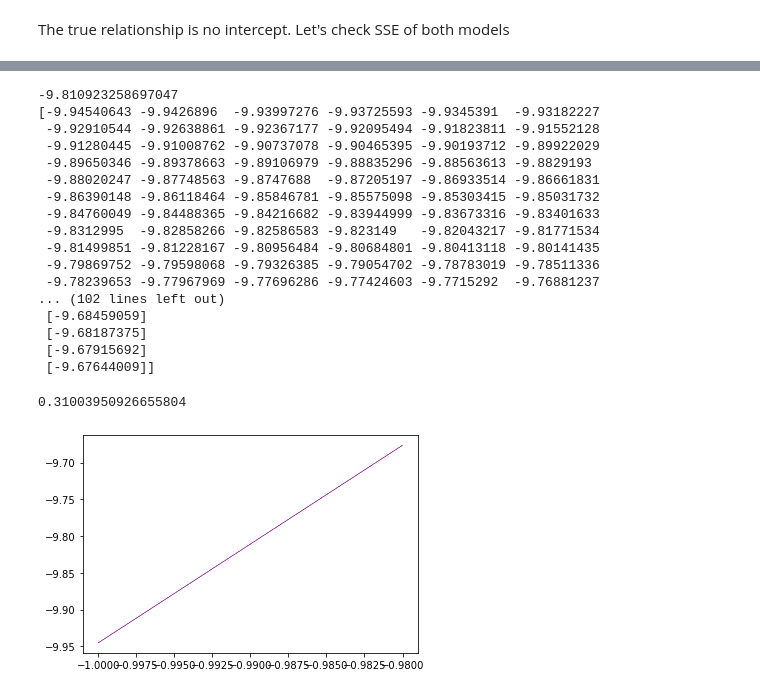
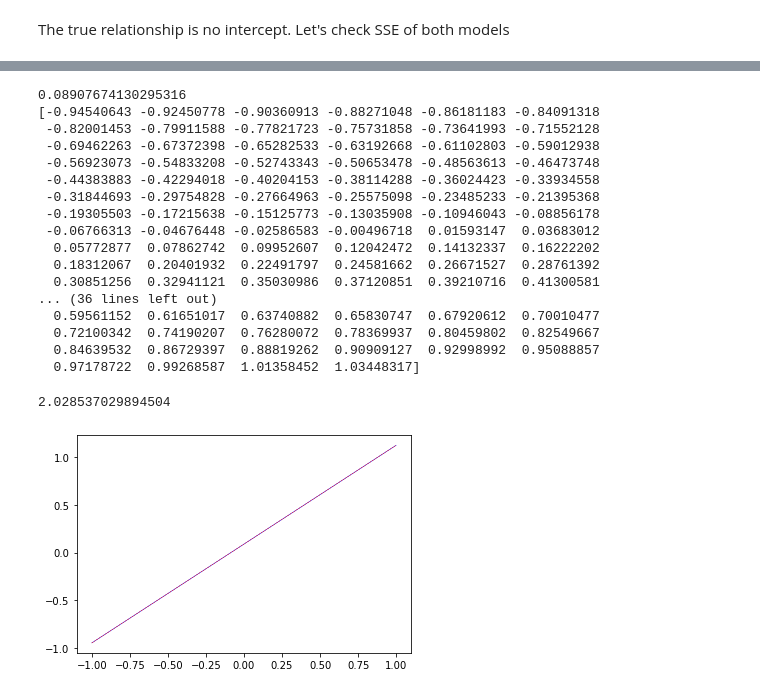
Before and after one commit to chedug/bsc, a Jupyter notebook: code/SSEofnointercept.ipynb, the cells around one changed output, grey strips where cells are left out. Cells and saved outputs as stored; diff of their text form; code cells hidden in the pictures.

```diff
--- a/code/SSEofnointercept.ipynb
+++ b/code/SSEofnointercept.ipynb
@@ -41,63 +55,63 @@ print(c/1000)
 # %%
 num_samples = 100  # number of sample points
 
-X = np.linspace(0, 0.01, num_samples) * 2 - 1
+X = np.linspace(0, 1, num_samples) * 2 - 1
 #X = np.random.rand(num_samples) * 2 - 1
 
 np.random.seed(42)
 
-beta =  10   # true slope
+beta =  1   # true slope
 beta_0 = 0.1410
 noise = np.random.normal(0, 0.5, num_samples)  # standard normal noise term
 y = beta * X + noise + beta_0
 
-
 y_hat_sk = linear_regression(X,y, intercept=True)
 y_hat_hat_sk = linear_regression(X,y, intercept=False)
-y_hat_sk.reshape(-1)
+y_hat_hat_sk.reshape(-1)
 mean_x = np.average(X)
 mean_y = np.average(y)
 
 print(mean_y)
 
 Sxx = np.sum((X-mean_x)**2)
 Sxy = np.sum((X-mean_x)*(y-mean_y))
 
 beta_1_hat = Sxy/Sxx
 beta_0_hat = mean_y - beta_1_hat * mean_x
 beta_hat = np.sum(X*y)/np.sum(X**2)
 
 
 y_hat = beta_1_hat * X + beta_0_hat  # intercept model response variable
 print(y_hat)
-# y_hat_hat = beta_hat * X  # no-intercept response variable
+y_hat_hat = beta_hat * X  # no-intercept response variable
 
 
 plt.plot(X, y_hat_sk, 'blue', linewidth=0.5)
 plt.plot(X, y_hat, 'r--', linewidth=0.5)
 
 y_true = beta * X + beta_0
-y_hat_sk.flatten()
-print(y_hat_sk)
+y_hat_hat_sk.flatten()
+print(y_hat_hat_sk.flatten())
+print(y_hat_hat)
 
-np.sum((y_true - y_hat)**2)
+np.sum((y_true - y_hat_hat)**2)
 # %% [output]
--9.810923258697047
-[-9.94540643 -9.9426896  -9.93997276 -9.93725593 -9.9345391  -9.93182227
- -9.92910544 -9.92638861 -9.92367177 -9.92095494 -9.91823811 -9.91552128
- -9.91280445 -9.91008762 -9.90737078 -9.90465395 -9.90193712 -9.89922029
- -9.89650346 -9.89378663 -9.89106979 -9.88835296 -9.88563613 -9.8829193
- -9.88020247 -9.87748563 -9.8747688  -9.87205197 -9.86933514 -9.86661831
- -9.86390148 -9.86118464 -9.85846781 -9.85575098 -9.85303415 -9.85031732
- -9.84760049 -9.84488365 -9.84216682 -9.83944999 -9.83673316 -9.83401633
- -9.8312995  -9.82858266 -9.82586583 -9.823149   -9.82043217 -9.81771534
- -9.81499851 -9.81228167 -9.80956484 -9.80684801 -9.80413118 -9.80141435
- -9.79869752 -9.79598068 -9.79326385 -9.79054702 -9.78783019 -9.78511336
- -9.78239653 -9.77967969 -9.77696286 -9.77424603 -9.7715292  -9.76881237
-... (102 lines left out)
- [-9.68459059]
- [-9.68187375]
- [-9.67915692]
- [-9.67644009]]
+0.08907674130295316
+[-0.94540643 -0.92450778 -0.90360913 -0.88271048 -0.86181183 -0.84091318
+ -0.82001453 -0.79911588 -0.77821723 -0.75731858 -0.73641993 -0.71552128
+ -0.69462263 -0.67372398 -0.65282533 -0.63192668 -0.61102803 -0.59012938
+ -0.56923073 -0.54833208 -0.52743343 -0.50653478 -0.48563613 -0.46473748
+ -0.44383883 -0.42294018 -0.40204153 -0.38114288 -0.36024423 -0.33934558
+ -0.31844693 -0.29754828 -0.27664963 -0.25575098 -0.23485233 -0.21395368
+ -0.19305503 -0.17215638 -0.15125773 -0.13035908 -0.10946043 -0.08856178
+ -0.06766313 -0.04676448 -0.02586583 -0.00496718  0.01593147  0.03683012
+  0.05772877  0.07862742  0.09952607  0.12042472  0.14132337  0.16222202
+  0.18312067  0.20401932  0.22491797  0.24581662  0.26671527  0.28761392
+  0.30851256  0.32941121  0.35030986  0.37120851  0.39210716  0.41300581
+... (36 lines left out)
+  0.59561152  0.61651017  0.63740882  0.65830747  0.67920612  0.70010477
+  0.72100342  0.74190207  0.76280072  0.78369937  0.80459802  0.82549667
+  0.84639532  0.86729397  0.88819262  0.90909127  0.92998992  0.95088857
+  0.97178722  0.99268587  1.01358452  1.03448317]
-0.31003950926655804
+2.028537029894504
-[figure, old version]
+[figure, new version]
```
Also changed, not shown: parts of 2 cells of this notebook, 8 other files.
